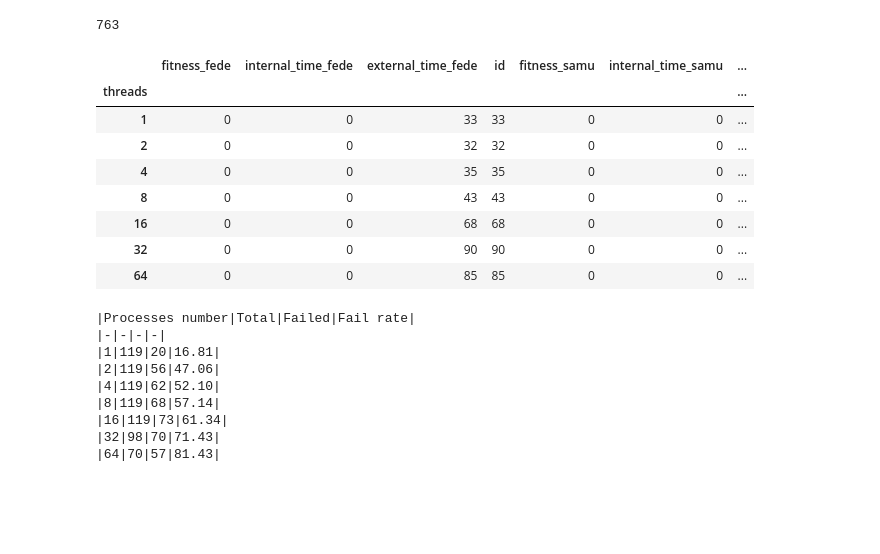
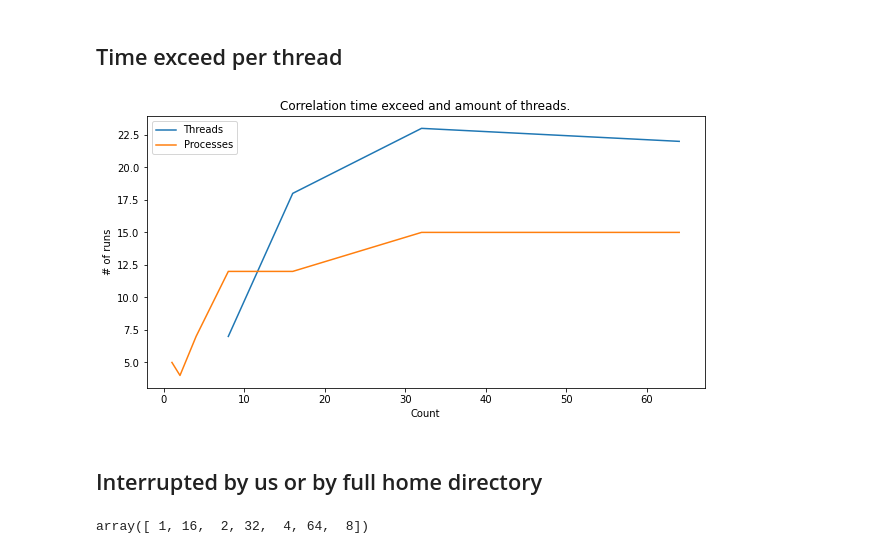
Before and after one commit to fedeizzo/ParticleSwarmOptimization-OpenMPI, a Jupyter notebook: benchmark/cluster_comparison.ipynb, the cells around one changed output. Saved outputs shown, nothing was run; the diff lists cells and outputs as text; code cells hidden in the pictures; blank space fills up the shorter version.

```diff
--- a/benchmark/cluster_comparison.ipynb
+++ b/benchmark/cluster_comparison.ipynb
@@ -77,36 +88,30 @@ runs['threads'] = runs.id.apply(lambda x: int(x.split("--")[1]))
 runs['place'] = runs.id.apply(lambda x: x.split("--")[2])
 runs['packs'] = runs.id.apply(lambda x: int(x.split("--")[3]))
 
-len(runs)
+total_runs = len(runs)
-# %% [output]
-763
+# %% [markdown]
+## Time exceed per thread
 # %%
-runs[(runs.external_time_samu == -1) & (runs.external_time_fede == -1)].groupby('threads').count()
+pack = 1
+
+fig, ax = plt.subplots(1, figsize=(10, 5))
+time_exceed = runs[
+    (runs.external_time_samu == -1) & (runs.external_time_fede == -1) & (runs.packs == pack)
+].groupby('threads').count()[['id']].rename(columns={'id':'Threads'})
+time_exceed.plot(ax=ax)
+time_exceed = runs[
+    (runs.external_time_samu == -1) & (runs.external_time_fede == -1) & (runs.packs == pack)
+].groupby('processes').count()[['id']].rename(columns={'id':'Processes'})
+time_exceed.plot(ax=ax)
+ax.set_title('Correlation time exceed and amount of threads.')
+ax.set_xlabel('Count')
+ax.set_ylabel('# of runs')
+plt.show()
 # %% [output]
-|  | fitness_fede | internal_time_fede | external_time_fede | id | fitness_samu | internal_time_samu | ... |
-| threads |  |  |  |  |  |  | ... |
-| 1 | 0 | 0 | 33 | 33 | 0 | 0 | ... |
-| 2 | 0 | 0 | 32 | 32 | 0 | 0 | ... |
-| 4 | 0 | 0 | 35 | 35 | 0 | 0 | ... |
-| 8 | 0 | 0 | 43 | 43 | 0 | 0 | ... |
-| 16 | 0 | 0 | 68 | 68 | 0 | 0 | ... |
-| 32 | 0 | 0 | 90 | 90 | 0 | 0 | ... |
-| 64 | 0 | 0 | 85 | 85 | 0 | 0 | ... |
+[figure, added]
-# %%
-print('|Processes number|Total|Failed|Fail rate|')
-print('|-|-|-|-|')
-for i in [1, 2, 4, 8, 16, 32, 64]:
-    tmp = runs[['processes', 'internal_time']][runs.processes == i]
-    t = len(tmp)
-    f =len(tmp[tmp.internal_time.isnull()])
-    print(f"|{i}|{t}|{f}|{(f/t)*100:.2f}|")
-# %% [output]
-|Processes number|Total|Failed|Fail rate|
-|-|-|-|-|
-|1|119|20|16.81|
-|2|119|56|47.06|
-|4|119|62|52.10|
-|8|119|68|57.14|
-|16|119|73|61.34|
-|32|98|70|71.43|
-|64|70|57|81.43|
+# %% [markdown]
+##  Interrupted by us or by full home directory
+# %%
+runs.threads.unique()
+# %% [output]
+array([ 1, 16,  2, 32,  4, 64,  8])
```
Also changed, not shown: parts of 26 cells of this notebook, 5 other files.
